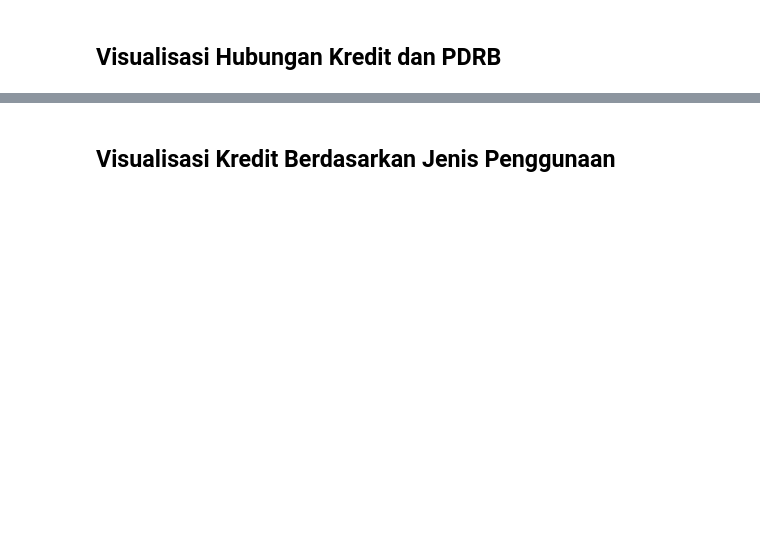
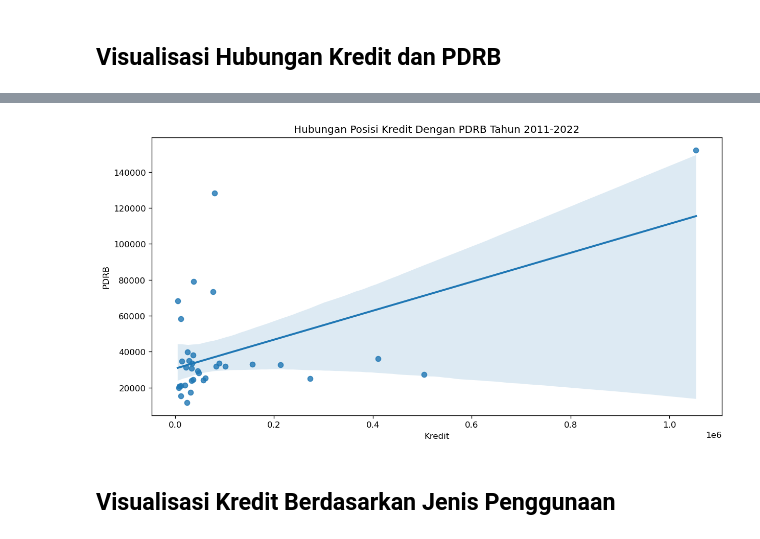
Before and after one commit to eddyref/Capstone_Project_TETRIS, a Jupyter notebook: Data Analysis.ipynb, the cells around one changed output, grey strips where cells are left out. Cells and saved outputs as stored; diff of their text form; code cells hidden in the pictures; blank space fills up the shorter version.

```diff
--- a/Data Analysis.ipynb
+++ b/Data Analysis.ipynb
@@ -115,18 +138,26 @@ plt.show()
 # %%
+plt.rcParams['figure.dpi'] = 120
+plt.rcParams['figure.figsize'] = 12, 6
+
 pdrb.columns = ['no', 'provinsi'] + [(2011+i) for i in range(12)]
 
 pdrb_ver = pd.melt(pdrb, id_vars=['no', 'provinsi'],
                    value_vars=[(2011+i) for i in range(12)],
                    var_name = 'tahun',
                    value_name = 'PDRB'
                   )
 kp['provinsi'] = kp['provinsi'].str.upper()
 
 kp_pdrb = pd.merge(kp[kp['tahun'] >= 2011].reset_index(), pdrb_ver[pdrb_ver['provinsi'] != 'NASIONAL'], on=['provinsi', 'tahun'], how='outer')
 
-sns.regplot(data=kp_pdrb[kp_pdrb['provinsi'] == 'RIAU'], x='kredit', y='PDRB')
-plt.yscale('linear')
+# sns.regplot(data=kp_pdrb[kp_pdrb['provinsi'] == prov], x='kredit', y='PDRB')
+agg = kp_pdrb.groupby('provinsi').mean()
+sns.regplot(data=agg, x='kredit', y='PDRB')
+plt.title('Hubungan Posisi Kredit Dengan PDRB Tahun 2011-2022')
+plt.xlabel('Kredit')
 plt.show()
+# %% [output]
+[figure, added]
 # %% [markdown]
 ## Visualisasi Kredit Berdasarkan Jenis Penggunaan
 # %%
```
Also changed, not shown: parts of 6 cells of this notebook.
